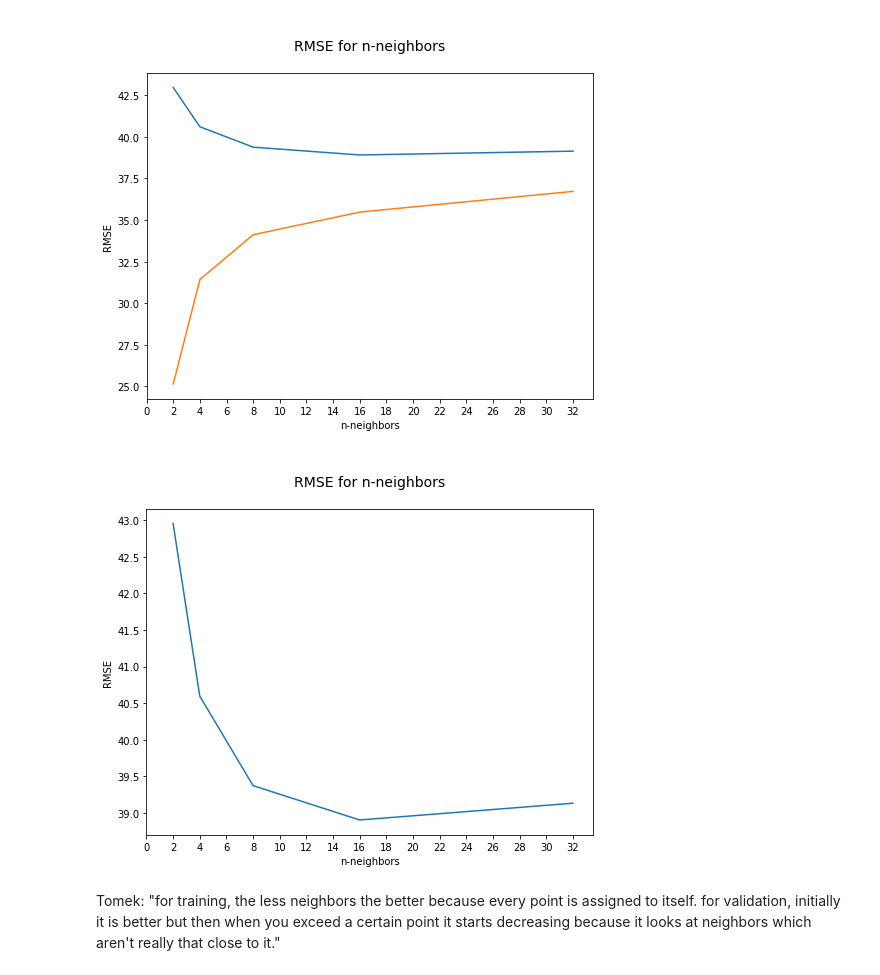
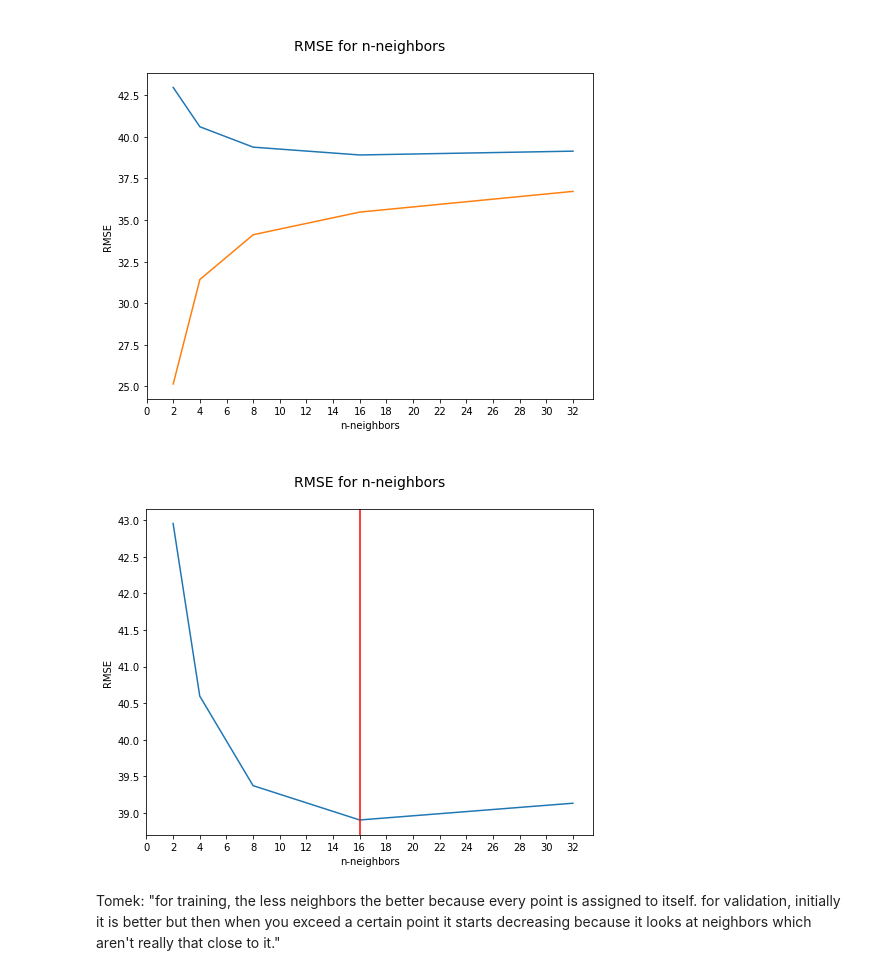
Before and after one commit to athiyadeviyani/Introductory-Applied-Machine-Learning, a Jupyter notebook: IAML_CW2.ipynb, the cells around one changed output. Drawn from its saved outputs; the diff is of its cells as text; code cells hidden in the pictures.

```diff
--- a/IAML_CW2.ipynb
+++ b/IAML_CW2.ipynb
@@ -430,6 +436,8 @@ y_train = training_data['class']
 skfold = StratifiedKFold(n_splits=10)
 datasplit = skfold.split(X_train, y_train)
 f1scores = []
+stds = []
+rmses = []
 
 for trn_idx, tst_idx in datasplit:
 
@@ -441,13 +449,19 @@ for trn_idx, tst_idx in datasplit:
     f1 = f1_score(y_tst, y_pred, average='macro')
     std = y_pred.std()
     f1scores.append(f1)
+    stds.append(std)
+
+    rmse = mean_squared_error(y_tst, y_pred)**0.5
+    rmses.append(rmse)
 
     print("F1-score is: {}".format(f1))
     print("Standard deviation is: {}".format(std))
     #f1_score(y_tst, y_pred, average='macro')
 
 print("======================================")
-print("Average f1 score is " + str(sum(f1scores)/len(f1scores)))
+print("Average f1 score is " + str(np.sum(f1scores)/len(f1scores)))
+print("Average standard deviation is " + str(np.sum(stds)/len(stds)))
+print("Average RMSE is " + str(np.sum(rmses)/len(rmses)))
 # %% [output]
 F1-score is: 0.6625495496128986
 Standard deviation is: 2.134835443282763
@@ -481,6 +504,13 @@ the average of both over all folds. Finally plot the (average) training and vali
 scores as a function of C . Hint: Use a logarithmic scale for C , spanning 19 samples
 between 10 −4 to 10 5 .
 # %%
-logs = np.logspace(start=-4, stop=5, num=19, base=10)
+import math
+logs = np.logspace(start=-4, stop=5, num=19)
 logs
+
+n = []
+for i in range(-4, 5):
+    s = math.pow(10, i)
+    n.append(s)
+n
 # %% [output]
@@ -534,0 +664,6 @@ ax = sns.lineplot(x=logs, y=f1_avg).set_title(
+# %%
+average = []
+for i in range(len(f1_avg_trn)):
+    average.append((f1_avg_trn[i] + f1_avg_val[i])/2)
+
+average
@@ -1358,9 +1567,14 @@ array([25.25, 18.  , 12.5 ,  9.25,  8.75, 14.5 , 18.5 , 30.75, 35.25,
 # %%
-fig = plt.figure(figsize=(18,8))
+ax = plt.figure(figsize=(18,8))
 for i in range(0,5):
     #fig = plt.figure(figsize=(20,20))
     x = headers
     y = bristol_dayaligned.head(5).values[i]
-    plt.plot(x,y)
+    plt.plot(x,y, label=bristol_dayaligned.index[i][1])
     #plt.figure(figsize=(20,20))
+plt.xlim(0,71)
+plt.legend()
+plt.xlabel('Hourly reading for NOx, NO2, and NO gases')
+plt.ylabel('Pollutant signals in micrograms/metre-cube')
+plt.title('Pollutant signals over 5 days')
 # %% [output]
@@ -2045,13 +2266,14 @@ plt.show()
 # %%
 plt.figure(figsize=(8,6))
 plt.plot(n_neighbors,rmse_val)
 plt.xticks([2*i for i in range(0,17)])
 plt.title('\nRMSE for n-neighbors\n', fontsize=14)
 plt.xlabel('n-neighbors')
+plt.axvline(x=16, color='red')
 plt.ylabel('RMSE')
 plt.show()
 # %% [output]
-[figure, old version]
+[figure, new version]
 # %% [markdown]
 Tomek: "for training, the less neighbors the better because every point is assigned to itself. for validation, initially it is better but then when you exceed a certain point it starts decreasing because it looks at neighbors which aren't really that close to it."
 # %% [markdown]
```
Also changed, not shown: parts of 63 cells of this notebook.
